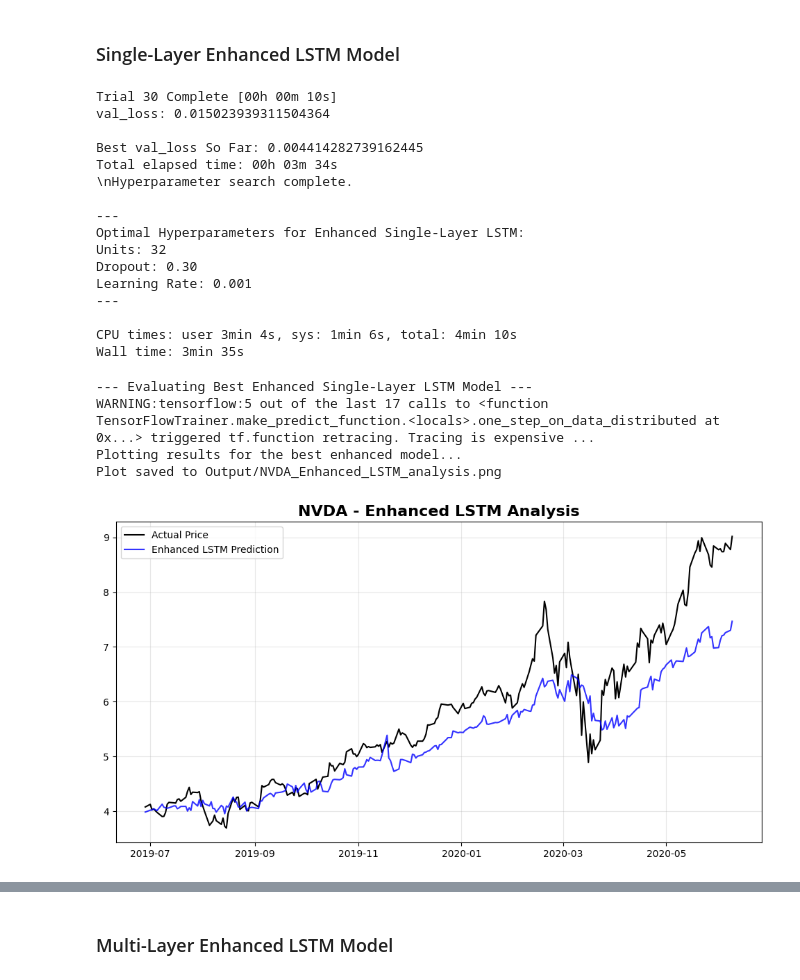
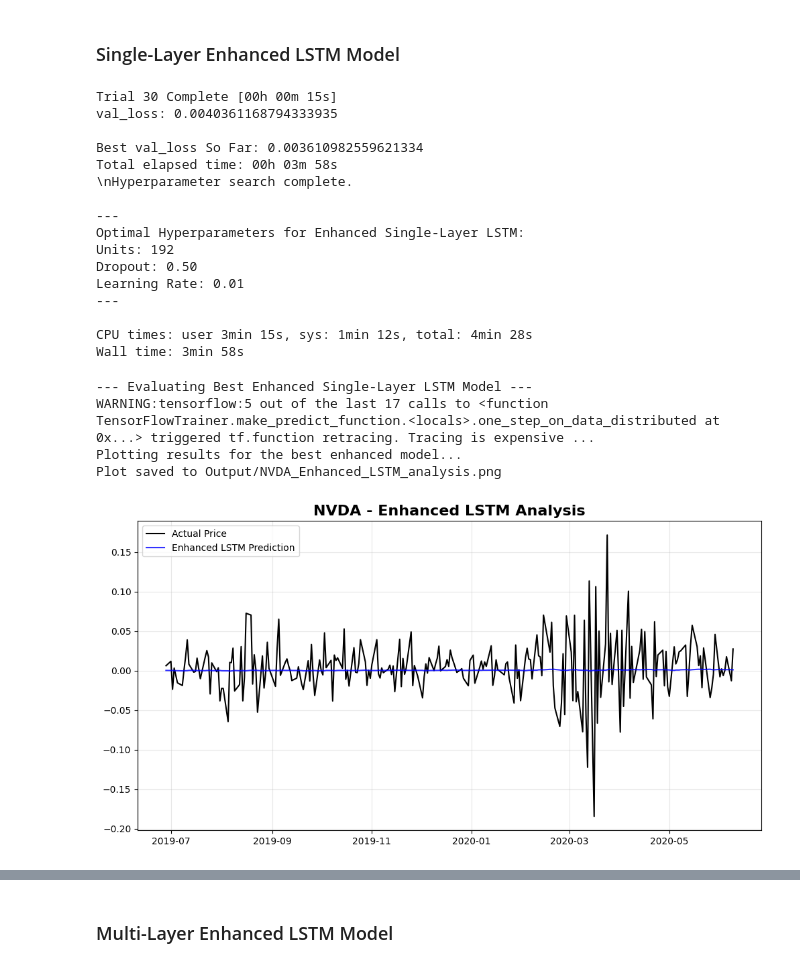
Before and after one commit to SandyCompetent/stock_market_analysis, a Jupyter notebook: main_analysis.ipynb, the cells around one changed output, grey strips where cells are left out. Saved outputs shown, nothing was run; the diff lists cells and outputs as text; code cells hidden in the pictures.

```diff
--- a/main_analysis.ipynb
+++ b/main_analysis.ipynb
@@ -133,0 +169,12 @@ Wall time: 601 ms
+# %%
+# Calculate daily returns, which will be our new target variable
+print("--- Calculating Daily Returns ---")
+tech_data['Returns'] = tech_data['Close'].pct_change()
+tech_data = tech_data.dropna() # Drop the first row which will have a NaN return
+print("'Returns' column created.")
+
+enhanced_full_data = dp.create_enhanced_dataset(tech_data, daily_sentiment_df)
+# Recalculate returns for the enhanced dataset as well
+if enhanced_full_data is not None:
+    enhanced_full_data['Returns'] = enhanced_full_data['Close'].pct_change()
+    enhanced_full_data = enhanced_full_data.dropna()
@@ -384,7 +439,7 @@ tuner_enh_single_lstm = kt.Hyperband(
     factor=3,
     directory="tuner_results",
     project_name="enhanced_single_layer_lstm",
-    overwrite=True,
+    overwrite=False,
 )
 
 # Define a callback for early stopping
@@ -417,52 +472,52 @@ Learning Rate: {best_hps_enh_single.get('learning_rate')}
 """
 )
 # %% [output]
-Trial 30 Complete [00h 00m 10s]
-val_loss: 0.015023939311504364
+Trial 30 Complete [00h 00m 15s]
+val_loss: 0.0040361168794333935
 
-Best val_loss So Far: 0.004414282739162445
-Total elapsed time: 00h 03m 34s
+Best val_loss So Far: 0.003610982559621334
+Total elapsed time: 00h 03m 58s
 \nHyperparameter search complete.
 
 ---
 Optimal Hyperparameters for Enhanced Single-Layer LSTM:
-Units: 32
-Dropout: 0.30
-Learning Rate: 0.001
+Units: 192
+Dropout: 0.50
+Learning Rate: 0.01
 ---
 
-CPU times: user 3min 4s, sys: 1min 6s, total: 4min 10s
-Wall time: 3min 35s
+CPU times: user 3min 15s, sys: 1min 12s, total: 4min 28s
+Wall time: 3min 58s
 # %%
 %%time
 print("\n--- Evaluating Best Enhanced Single-Layer LSTM Model ---")
 enh_preds = enhanced_model.predict(X_test_enh, verbose=0)
 
 # IMPORTANT: Use the scaler that was fitted to the enhanced data
-close_scaler_enh = MinMaxScaler().fit(enhanced_full_data[["Close"]][: len(X_train_enh)])
+close_scaler_enh = MinMaxScaler().fit(enhanced_full_data[["Returns"]][: len(X_train_enh)])
 
 y_test_enh_scaled = close_scaler_enh.inverse_transform(y_test_enh.reshape(-1, 1))
 enh_preds_scaled = close_scaler_enh.inverse_transform(enh_preds)
 
 enhanced_metrics = ut.calculate_metrics(
     y_test_enh_scaled, enh_preds_scaled, "Enhanced LSTM", y_train_enh
 )
-test_dates_enh = enhanced_full_data.index[-len(y_test_enh_scaled) :]
+test_dates_enh = enhanced_full_data.index[-len(y_test_enh_scaled):]
 
 # Plot the results
 print("Plotting results for the best enhanced model...")
 ut.plot_non_keras_results(
     y_test_enh_scaled,
     enh_preds_scaled,
     test_dates_enh,
     cfg.STOCK_SYMBOL,
     "Enhanced LSTM",
 )
 
 print(enhanced_metrics)
 # %% [output]
 --- Evaluating Best Enhanced Single-Layer LSTM Model ---
 WARNING:tensorflow:5 out of the last 17 calls to <function TensorFlowTrainer.make_predict_function.<locals>.one_step_on_data_distributed at 0x...> triggered tf.function retracing. Tracing is expensive ...
 Plotting results for the best enhanced model...
 Plot saved to Output/NVDA_Enhanced_LSTM_analysis.png
-[figure, old version]
+[figure, new version]
```
Also changed, not shown: parts of 32 cells of this notebook, 6 other files.
